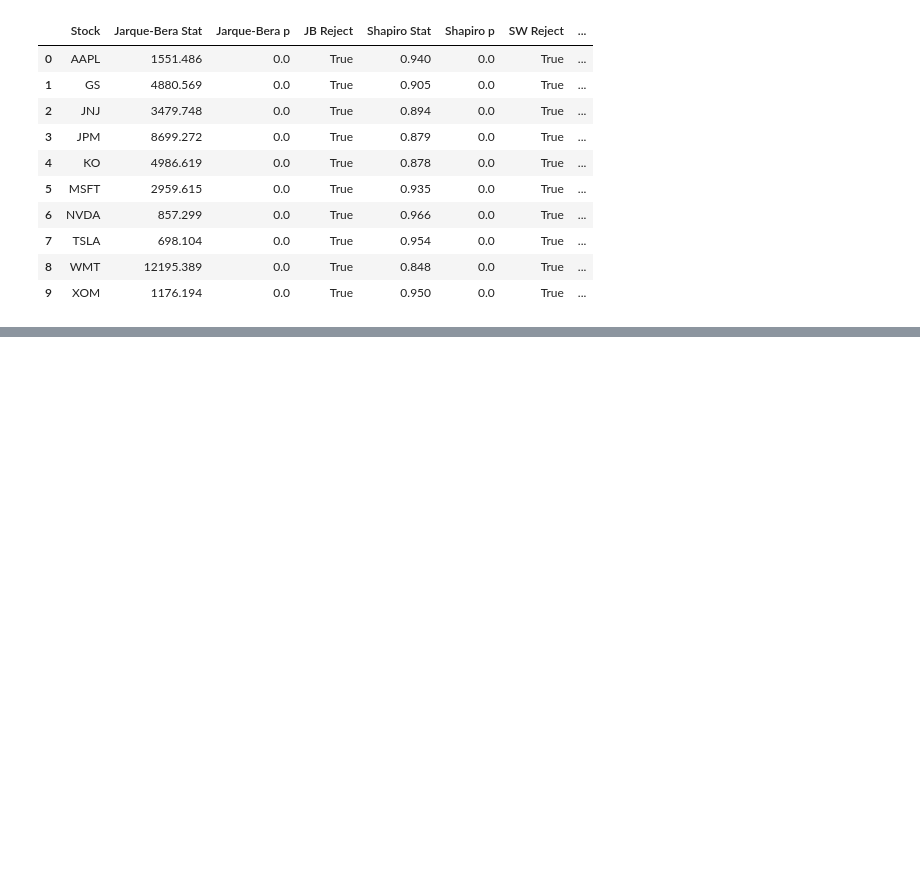
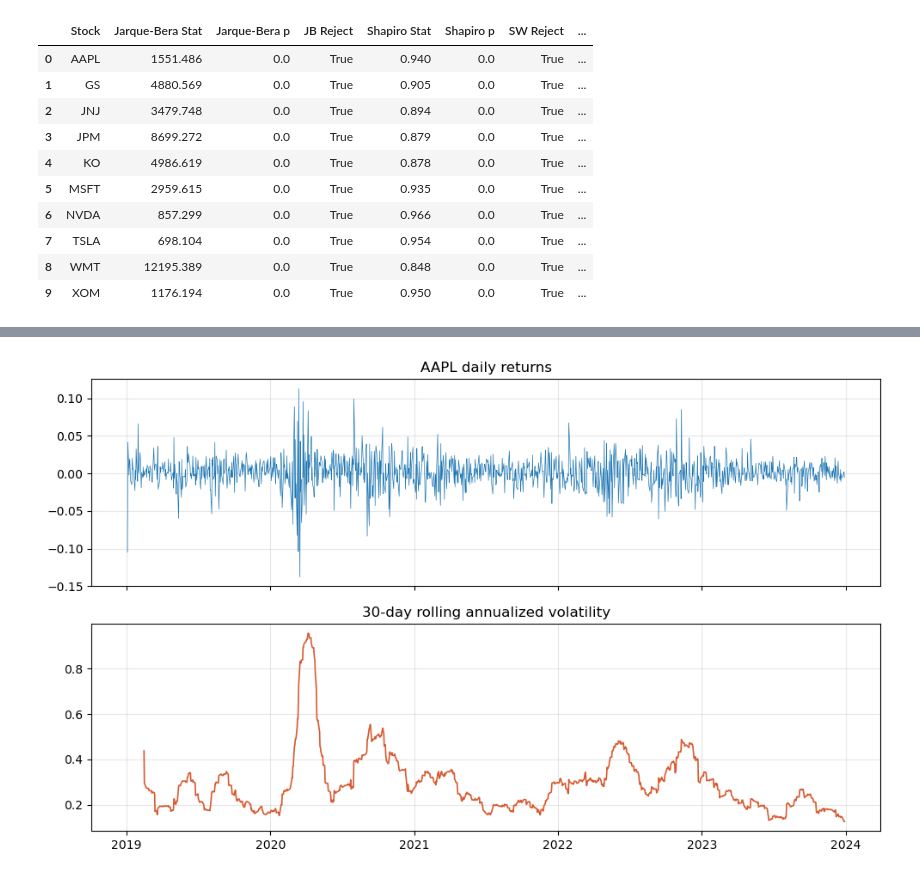
Before and after one commit to adityajoshi1602/Financial_Data_Explorer_Multiple_Stocks, a Jupyter notebook: notebook/01_data_exploration.ipynb, the cells around one changed output, grey strips where cells are left out. Saved outputs shown, nothing was run; the diff lists cells and outputs as text; code cells hidden in the pictures; blank space fills up the shorter version.

```diff
--- a/notebook/01_data_exploration.ipynb
+++ b/notebook/01_data_exploration.ipynb
@@ -154,0 +224,15 @@ result
+# %%
+rolling_vol = returns[ticker].rolling(30).std() * np.sqrt(252)
+
+fig, axes = plt.subplots(2, 1, figsize=(10,6), sharex=True)
+axes[0].plot(returns.index, returns[ticker], linewidth=0.5)
+axes[0].set_title(f'{ticker} daily returns')
+axes[0].grid(alpha=0.3)
+
+axes[1].plot(rolling_vol.index, rolling_vol, color='#D85A30', linewidth=1.2)
+axes[1].set_title('30-day rolling annualized volatility')
+axes[1].grid(alpha=0.3)
+plt.tight_layout()
+plt.show()
+# %% [output]
+[figure, added]
```
Also changed, not shown: parts of 14 cells of this notebook, 1 other file.
